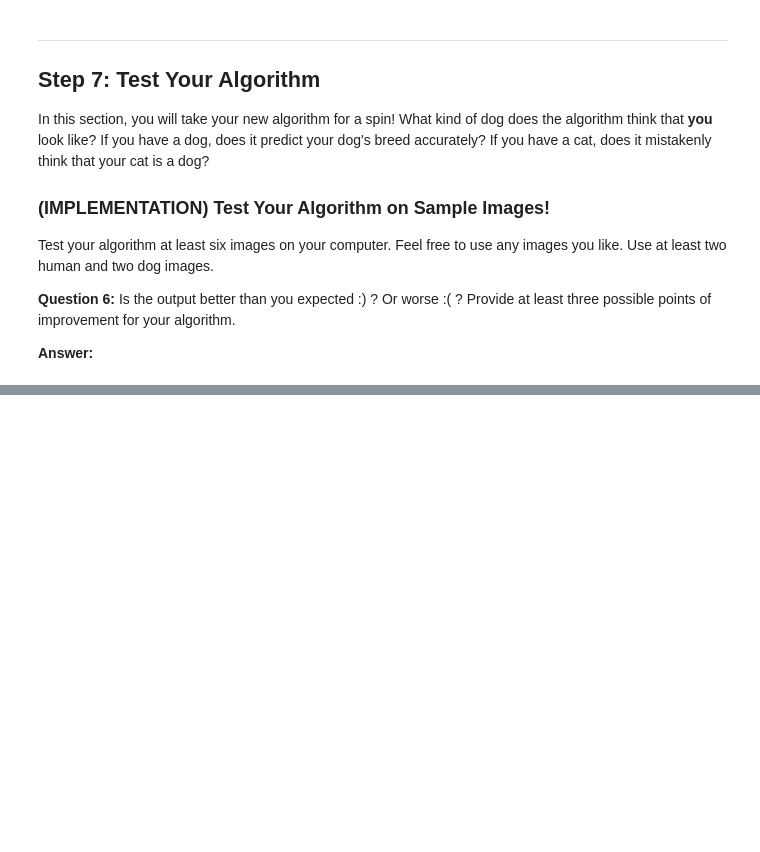
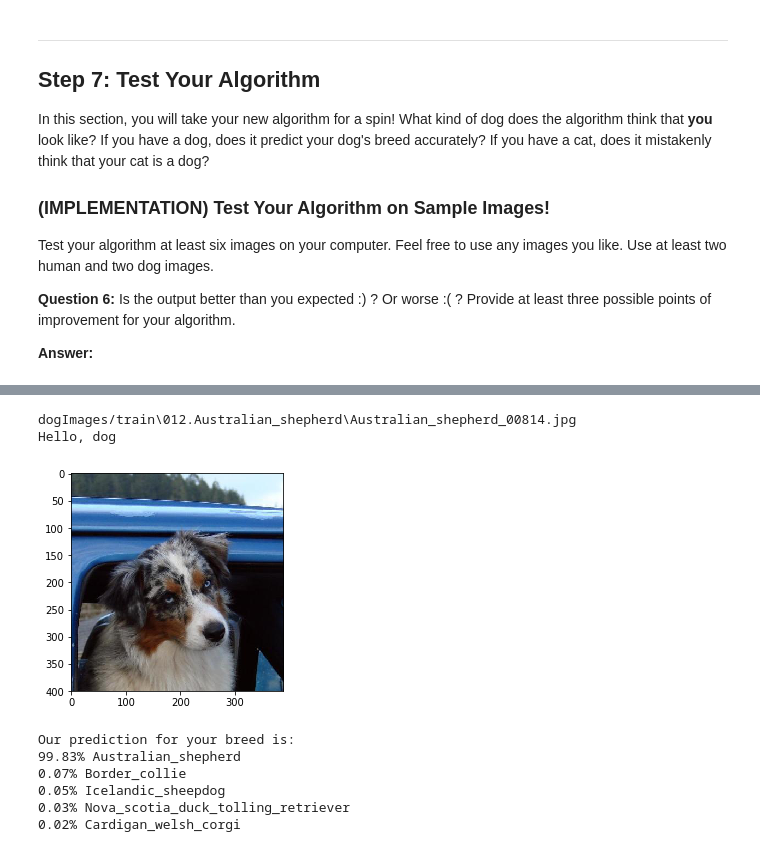
Before and after one commit to cidelab/dog-breed-classifier, a Jupyter notebook: dog_app.ipynb, the cells around one changed output, grey strips where cells are left out. Saved outputs shown, nothing was run; the diff lists cells and outputs as text; code cells hidden in the pictures; blank space fills up the shorter version.

```diff
--- a/dog_app.ipynb
+++ b/dog_app.ipynb
@@ -1069,0 +1135,13 @@ Icelandic_sheepdog
+# %%
+print(dog_files_short[10])
+breed_classifier(dog_files_short[10])
+# %% [output]
+dogImages/train\012.Australian_shepherd\Australian_shepherd_00814.jpg
+Hello, dog
+[figure, added]
+Our prediction for your breed is:
+99.83% Australian_shepherd
+0.07% Border_collie
+0.05% Icelandic_sheepdog
+0.03% Nova_scotia_duck_tolling_retriever
+0.02% Cardigan_welsh_corgi
```
Also changed, not shown: parts of 44 cells of this notebook, 30 other files.
